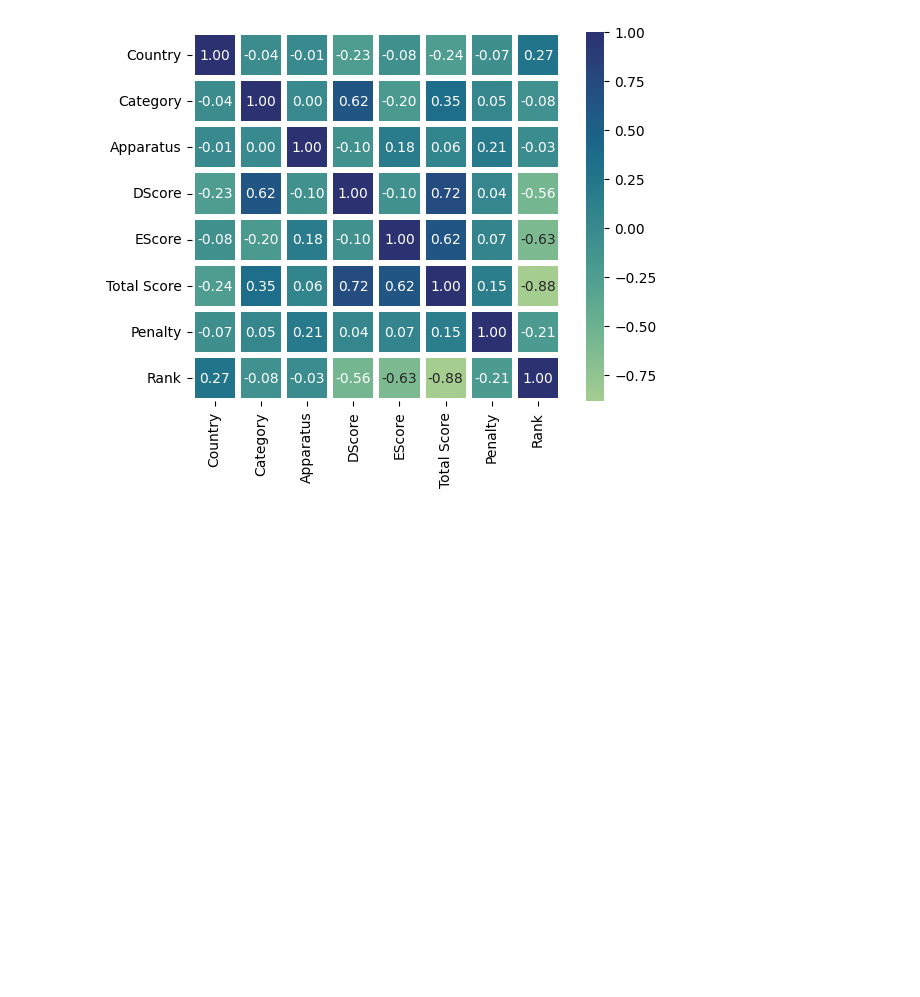
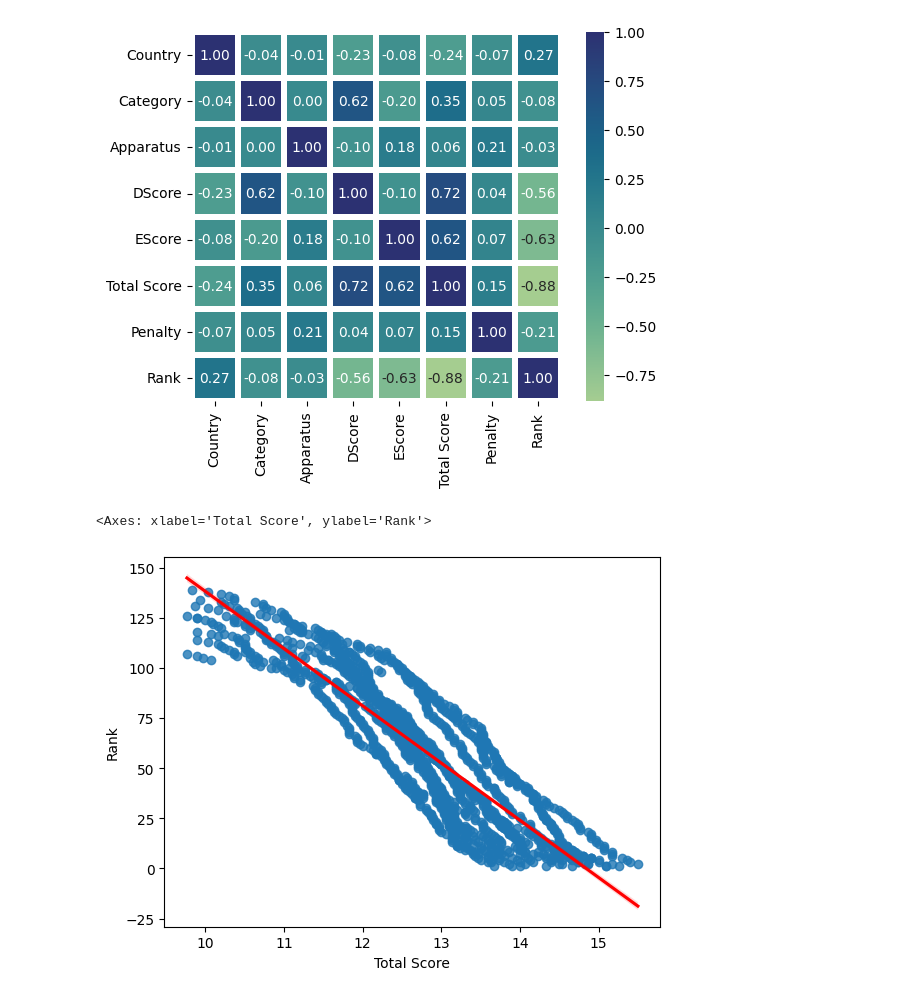
Before and after one commit to Asturn15/Gymnastics-on-GitHub, a Jupyter notebook: Project 5 - ML model in Python/Notebook project.ipynb, the cells around one changed output. Saved outputs shown, nothing was run; the diff lists cells and outputs as text; code cells hidden in the pictures; blank space fills up the shorter version.

```diff
--- a/Project 5 - ML model in Python/Notebook project.ipynb
+++ b/Project 5 - ML model in Python/Notebook project.ipynb
@@ -734,3 +751,8 @@ sns.heatmap(corrmat, vmax = 1, cmap = 'crest', square=True, annot = True, fmt =
 # %% [output]
 <Axes: >
 [figure]
+# %%
+sns.regplot(data = training_df, x = 'Total Score', y = 'Rank', line_kws=dict(color='r'))
+# %% [output]
+<Axes: xlabel='Total Score', ylabel='Rank'>
+[figure, added]
```
Also changed, not shown: parts of 8 cells of this notebook.
